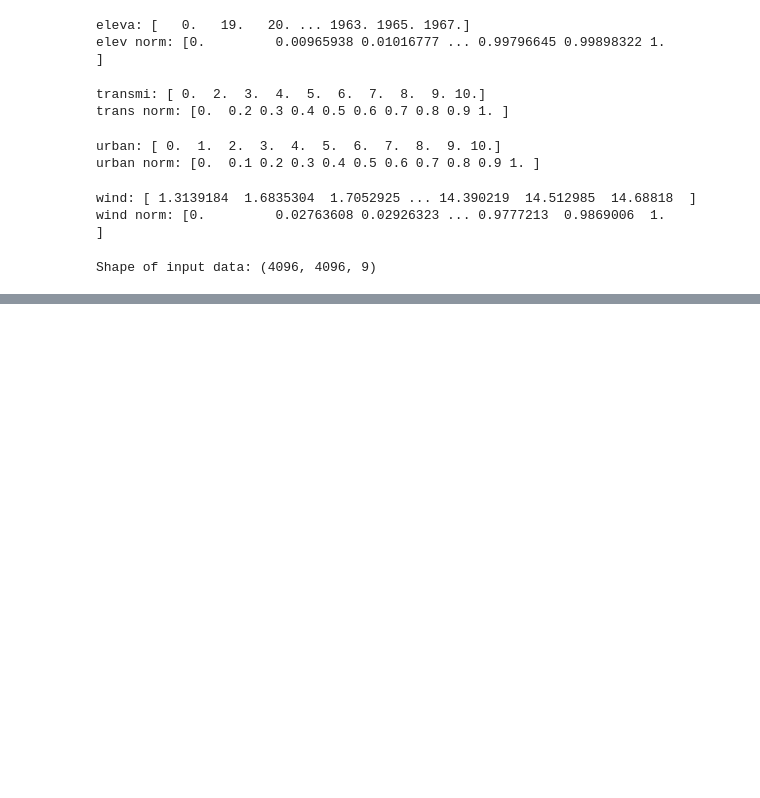
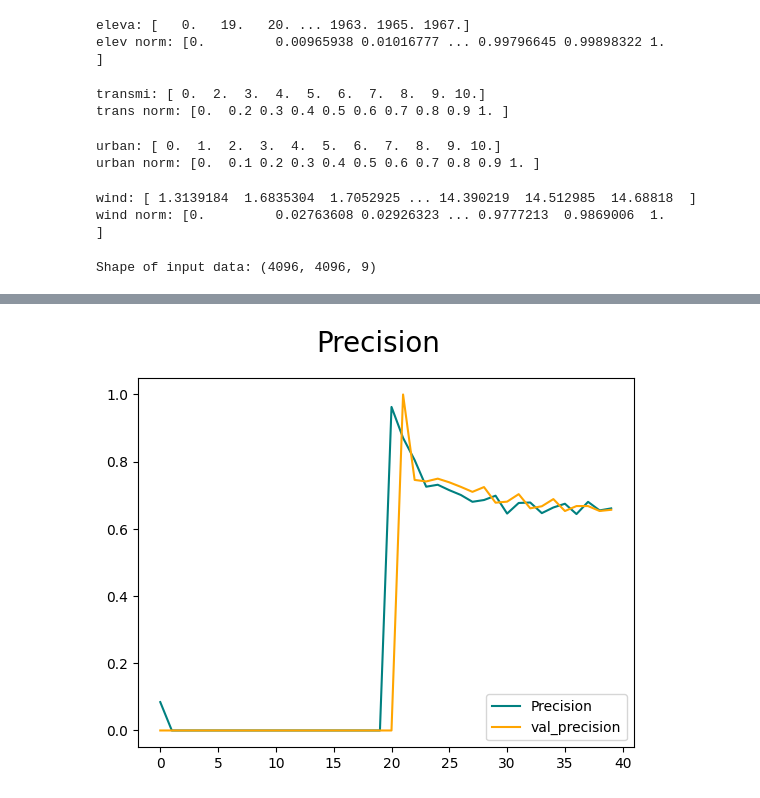
Before and after one commit to AmJustCJ/FinalYearProjectWork, a Jupyter notebook: FYP.ipynb, the cells around one changed output, grey strips where cells are left out. Cells and saved outputs as stored; diff of their text form; code cells hidden in the pictures; blank space fills up the shorter version.

```diff
--- a/FYP.ipynb
+++ b/FYP.ipynb
@@ -214,0 +336,9 @@ x_train, x_val, y_train, y_val = train_test_split(x_train_val, y_train_val, test
+# %%
+fig = plt.figure()
+plt.plot(hist.history['precision'], color='teal', label = 'Precision')
+plt.plot(hist.history['val_precision'], color='orange', label='val_precision')
+fig.suptitle('Precision', fontsize=20)
+plt.legend(loc='lower right')
+plt.show()
+# %% [output]
+[figure, added]
```
Also changed, not shown: parts of 32 cells of this notebook.
